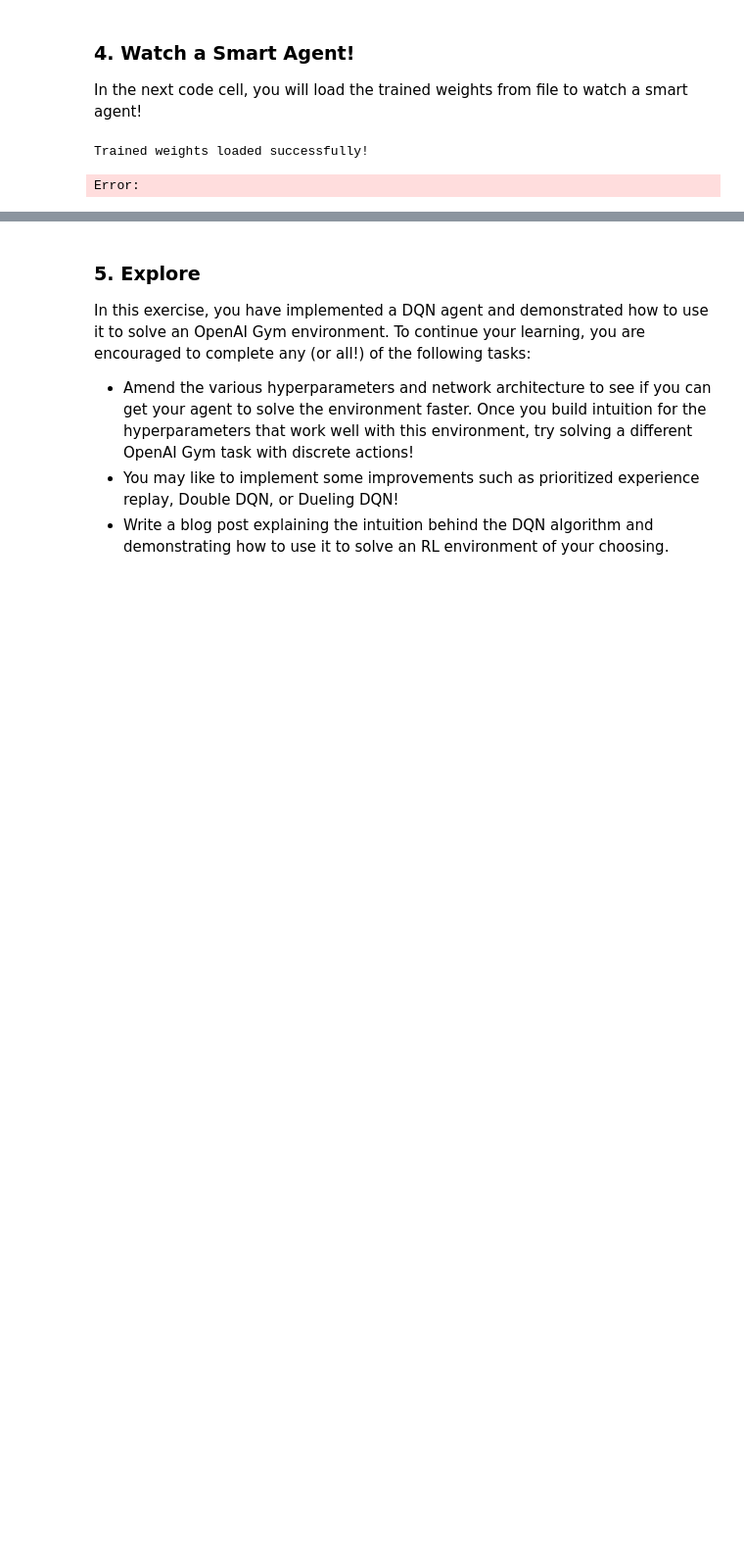
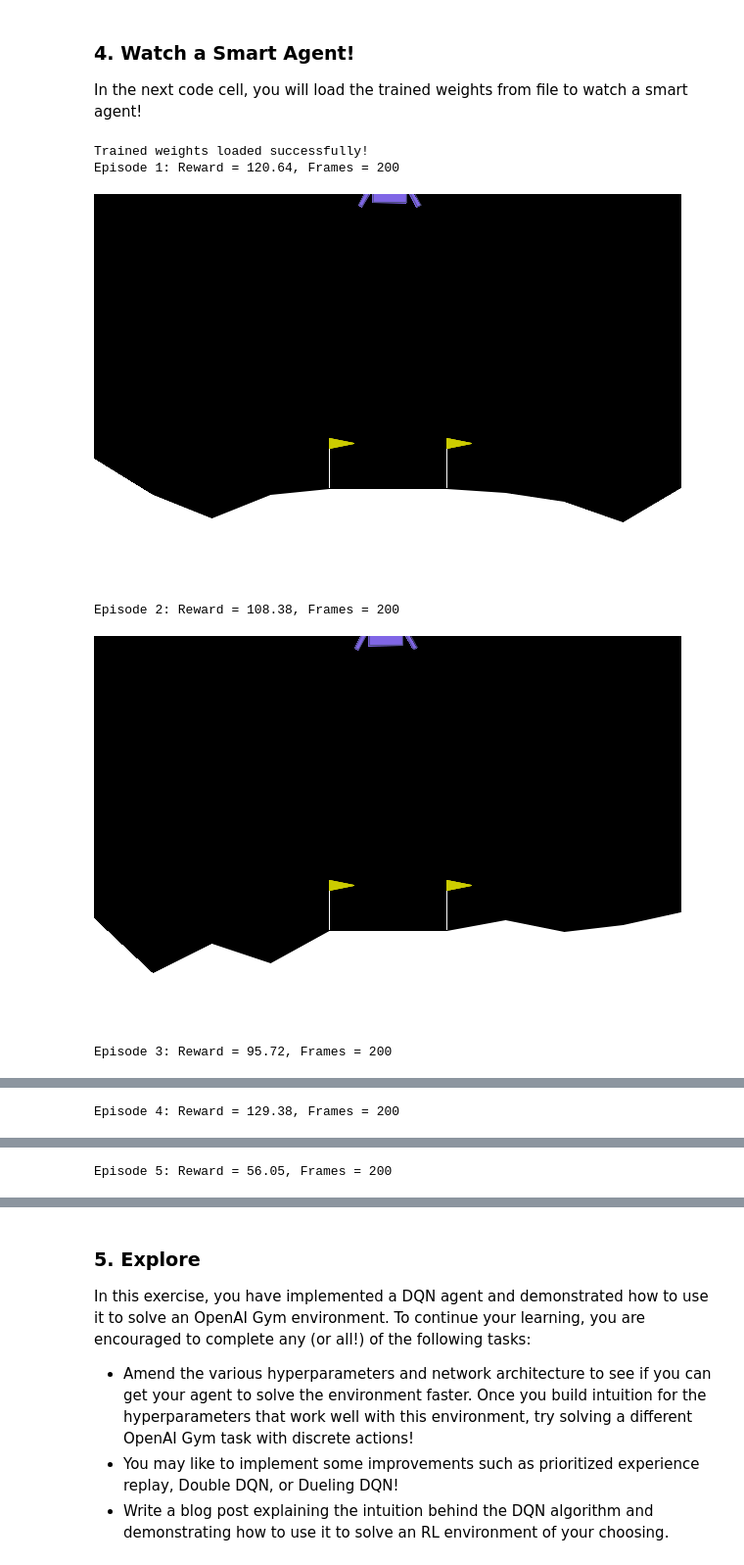
Before and after one commit to Tabish-P/reinforcement-learning, a Jupyter notebook: LunarLander/Deep_Q_Network.ipynb, the cells around one changed output, grey strips where cells are left out. Shown at 98% size. Cells and saved outputs as stored; diff of their text form; code cells hidden in the pictures; blank space fills up the shorter version.

```diff
--- a/LunarLander/Deep_Q_Network.ipynb
+++ b/LunarLander/Deep_Q_Network.ipynb
@@ -360,32 +360,36 @@ if os.path.exists('checkpoint.pth'):
     print("Trained weights loaded successfully!")
 else:
     print("checkpoint.pth not found. Using current (untrained) agent weights.")
     print("Run cell 5 to train the agent first.")
 
 # Watch the agent perform and save episodes as videos
-for episode in range(3):
+for episode in range(5):
     state, _ = env.reset()
     episode_frames = []
     episode_reward = 0
 
     for step in range(200):
         action = agent.act(state)
         frame = env.render()
         if frame is not None:
             episode_frames.append(frame)
         state, reward, terminated, truncated, _ = env.step(action)
         episode_reward += reward
         if terminated or truncated:
             break
 
     # Save episode as GIF
     if episode_frames:
         filename = f'/tmp/episode_{episode}.gif'
         imageio.mimsave(filename, episode_frames, duration=0.05)
         print(f"Episode {episode + 1}: Reward = {episode_reward:.2f}, Frames = {len(episode_frames)}")
         display(Image(filename=filename))
 
 env.close()
 # %% [output]
 Trained weights loaded successfully!
+Episode 1: Reward = 120.64, Frames = 200
+[figure, added]
-Error:
+Episode 2: Reward = 108.38, Frames = 200
+[figure, added]
+Episode 3: Reward = 95.72, Frames = 200
@@ -391,0 +397 @@ Error:
+Episode 4: Reward = 129.38, Frames = 200
@@ -391,0 +399 @@ Error:
+Episode 5: Reward = 56.05, Frames = 200
```
Also changed, not shown: parts of 1 cell of this notebook, 3 other files.
